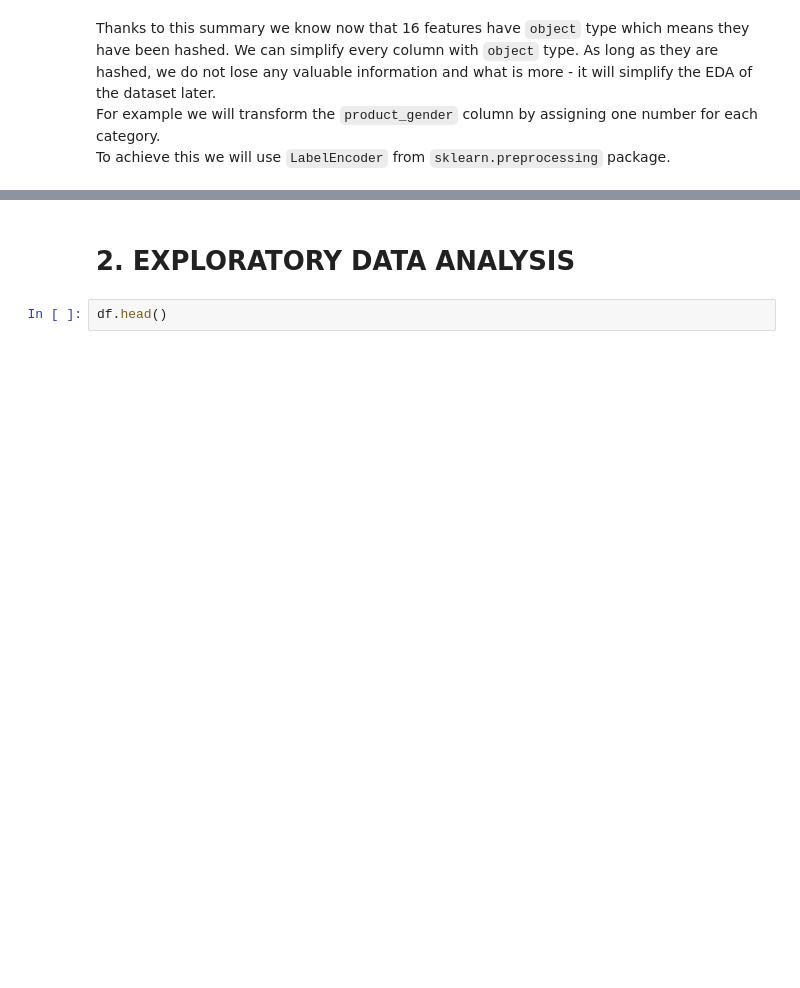
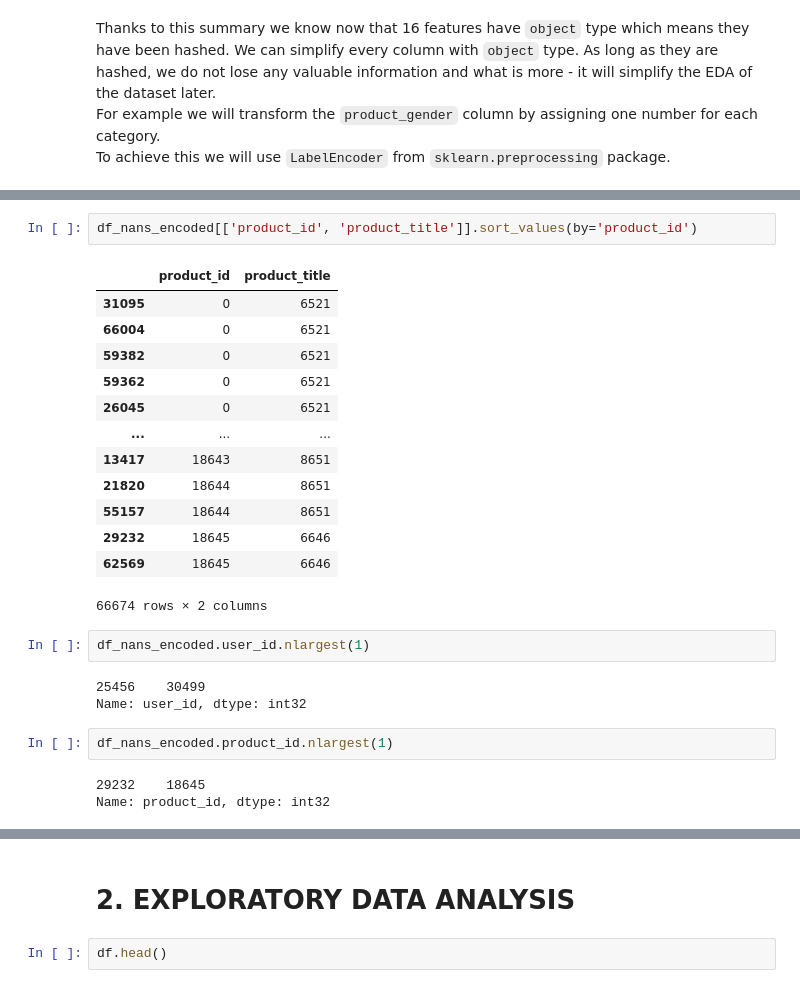
Before and after one commit to anras5/Criteo-Search-Data, a Jupyter notebook: Trial1.ipynb, the cells around one changed output, grey strips where cells are left out. Drawn from its saved outputs; the diff is of its cells as text; blank space fills up the shorter version.

```diff
--- a/Trial1.ipynb
+++ b/Trial1.ipynb
@@ -164,3 +204,29 @@ df_nans_encoded.head()
+# %%
+df_nans_encoded[['product_id', 'product_title']].sort_values(by='product_id')
+# %% [output]
+|  | product_id | product_title |
+| 31095 | 0 | 6521 |
+| 66004 | 0 | 6521 |
+| 59382 | 0 | 6521 |
+| 59362 | 0 | 6521 |
+| 26045 | 0 | 6521 |
+| ... | ... | ... |
+| 13417 | 18643 | 8651 |
+| 21820 | 18644 | 8651 |
+| 55157 | 18644 | 8651 |
+| 29232 | 18645 | 6646 |
+| 62569 | 18645 | 6646 |
+66674 rows × 2 columns
+# %%
+df_nans_encoded.user_id.nlargest(1)
+# %% [output]
+25456    30499
+Name: user_id, dtype: int32
+# %%
+df_nans_encoded.product_id.nlargest(1)
+# %% [output]
+29232    18645
+Name: product_id, dtype: int32
 # %%
 (~df['product_category(7)'].isna()).sum()
 # %% [output]
```
Also changed, not shown: parts of 14 cells of this notebook.
